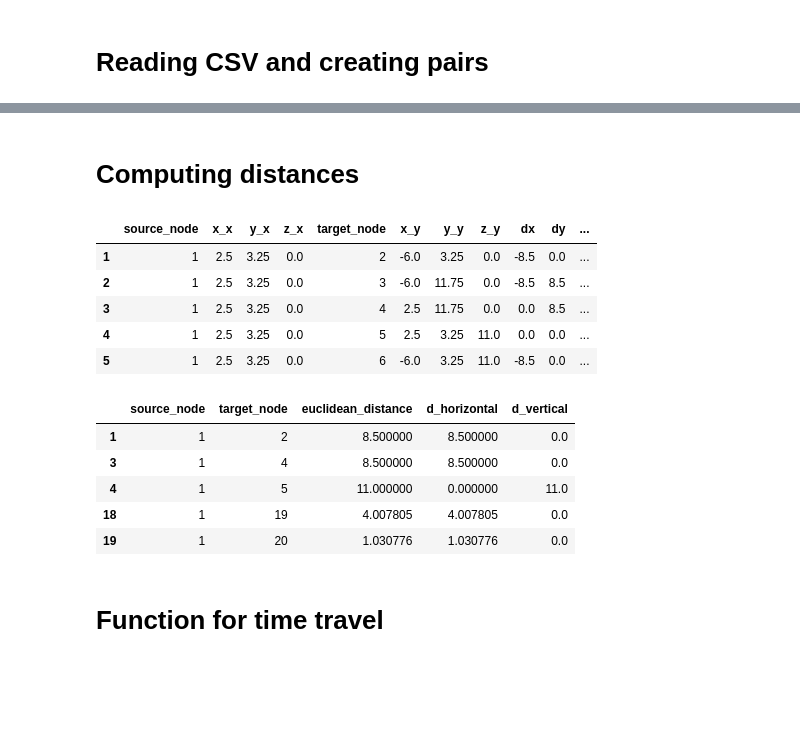
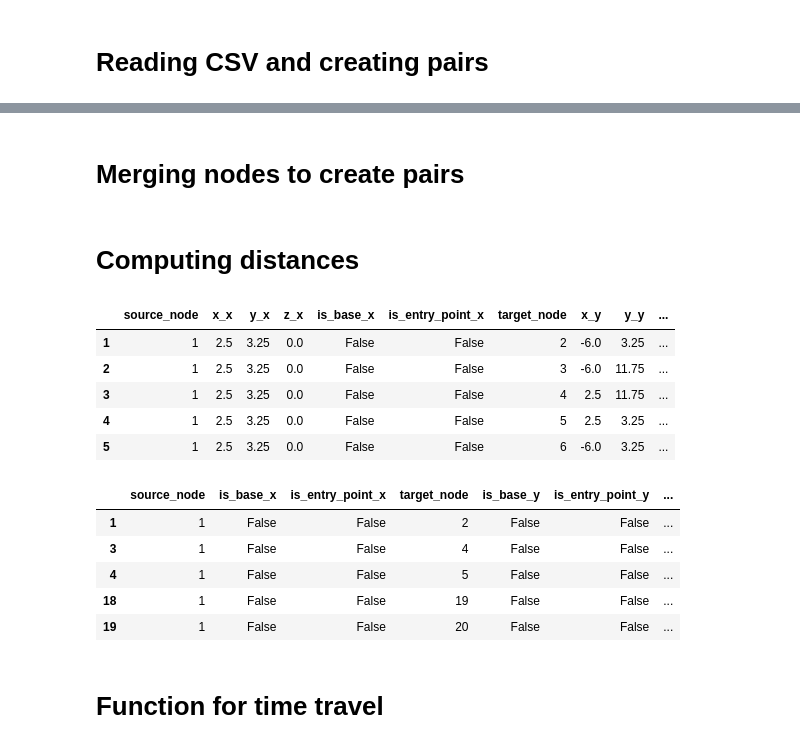
Before and after one commit to CompagnoniAndrea/drone-route-optimization, a Jupyter notebook: Big_project.ipynb, the cells around one changed output, grey strips where cells are left out. Drawn from its saved outputs; the diff is of its cells as text; code cells hidden in the pictures; blank space fills up the shorter version.

Commit message:
adding of bases, entry points and connections

```diff
--- a/Big_project.ipynb
+++ b/Big_project.ipynb
@@ -2,7 +2,7 @@
 import os
 import pandas as pd
 import numpy as np
-import matplotlib
+import matplotlib as plt
 import networkx as nx
 
 print(os.getcwd())
@@ -17,6 +17,10 @@ ASCENDING_ENERGY= 50
 DESCENDING_ENERGY= 5
 HORIZONTAL_ENERGY = 10
 
+X_BASE_RANGE = range(-8, 6) if 'Edificio1.csv' == BUILDING_NAME else range(-10, 11)
+Y_BASE_RANGE = range(-17, -14) if 'Edificio1.csv' == BUILDING_NAME else range(-31, -29)
+Z_BASE = 0
+
 BATTERY_CAPACITY = 3600 if 'Edificio1.csv' == BUILDING_NAME else 21600 #1 Wh is 3600 J
 
 Y_ENTRY_POINT = -12.5 if 'Edificio1.csv' == BUILDING_NAME else -20.0
@@ -38,0 +37,20 @@ nodes_pairs = nodes_pairs[nodes_pairs['source_node'] != nodes_pairs['target_node
+# %%
+# Adding is_base and is_entry_point columns
+
+building['is_base'] = False
+
+building['is_entry_point'] = building['y']<=Y_ENTRY_POINT
+
+
+# Creating new rows for base points
+new_rows = []
+for x in X_BASE_RANGE:
+    for y in Y_BASE_RANGE:
+        new_rows.append({'x': x, 'y': y, 'z': Z_BASE, 'is_base': True, 'is_entry_point': False})
+
+# Appending base rows to the building dataframe
+building = pd.concat([building, pd.DataFrame(new_rows)], ignore_index=True)
+
+building.to_csv('building.csv', index=False)
+# %% [markdown]
+# Merging nodes to create pairs
@@ -51,7 +78,7 @@ def process_connections(dataframe):
     dataframe['euclidean_distance'] = np.sqrt((dataframe[diff_cols]**2).sum(axis=1)) #axis=1 sum on columns
 
 
-    # conditions
+    # conditions near and tunnel
     condition_near = (dataframe['euclidean_distance'] <= 4.0)
 
 
@@ -60,22 +87,36 @@ def process_connections(dataframe):
         ((dataframe['dy'].abs() <= 0.5) & (dataframe['dz'].abs() <= 0.5)) |
         ((dataframe['dx'].abs() <= 0.5) & (dataframe['dz'].abs() <= 0.5))
     )
+
     condition_tunnel_and_not_far = (dataframe['euclidean_distance'] <= 11.0) & condition_tunnel
 
+    #if the arc is from base to entry point or viceversa
+    condition_base_to_entry_point = (
+        ((dataframe['is_base_x']) & (dataframe['is_entry_point_y'])) |
+        ((dataframe['is_base_y']) & (dataframe['is_entry_point_x']))
+    )
+
+    #if both points are base points
+    condition_base_to_base = (
+        (dataframe['is_base_x']) & (dataframe['is_base_y'])
+    )
+
     # final connection condition
-    dataframe["are_connected"] = condition_near | condition_tunnel_and_not_far
+    dataframe["are_connected"] = (condition_near & ~condition_base_to_base) | (condition_tunnel_and_not_far & ~condition_base_to_base) | condition_base_to_entry_point
     return dataframe
 # %%
 nodes_pairs = process_connections(nodes_pairs)
 
+nodes_pairs.to_csv('pairs.csv', index=False)
+
 nodes_pairs.head()
 # %% [output]
-|  | source_node | x_x | y_x | z_x | target_node | x_y | y_y | z_y | dx | dy | ... |
-| 1 | 1 | 2.5 | 3.25 | 0.0 | 2 | -6.0 | 3.25 | 0.0 | -8.5 | 0.0 | ... |
-| 2 | 1 | 2.5 | 3.25 | 0.0 | 3 | -6.0 | 11.75 | 0.0 | -8.5 | 8.5 | ... |
-| 3 | 1 | 2.5 | 3.25 | 0.0 | 4 | 2.5 | 11.75 | 0.0 | 0.0 | 8.5 | ... |
-| 4 | 1 | 2.5 | 3.25 | 0.0 | 5 | 2.5 | 3.25 | 11.0 | 0.0 | 0.0 | ... |
-| 5 | 1 | 2.5 | 3.25 | 0.0 | 6 | -6.0 | 3.25 | 11.0 | -8.5 | 0.0 | ... |
+|  | source_node | x_x | y_x | z_x | is_base_x | is_entry_point_x | target_node | x_y | y_y | ... |
+| 1 | 1 | 2.5 | 3.25 | 0.0 | False | False | 2 | -6.0 | 3.25 | ... |
+| 2 | 1 | 2.5 | 3.25 | 0.0 | False | False | 3 | -6.0 | 11.75 | ... |
+| 3 | 1 | 2.5 | 3.25 | 0.0 | False | False | 4 | 2.5 | 11.75 | ... |
+| 4 | 1 | 2.5 | 3.25 | 0.0 | False | False | 5 | 2.5 | 3.25 | ... |
+| 5 | 1 | 2.5 | 3.25 | 0.0 | False | False | 6 | -6.0 | 3.25 | ... |
 # %%
 #computing vertical distances on z and distances on horizontal plane x,y
 nodes_pairs["d_horizontal"] = np.sqrt(nodes_pairs['dx']**2 + nodes_pairs['dy']**2)
@@ -91,12 +132,12 @@ nodes_pairs.drop(columns=['are_connected'], inplace=True)
 
 nodes_pairs.head(5)
 # %% [output]
-|  | source_node | target_node | euclidean_distance | d_horizontal | d_vertical |
-| 1 | 1 | 2 | 8.500000 | 8.500000 | 0.0 |
-| 3 | 1 | 4 | 8.500000 | 8.500000 | 0.0 |
-| 4 | 1 | 5 | 11.000000 | 0.000000 | 11.0 |
-| 18 | 1 | 19 | 4.007805 | 4.007805 | 0.0 |
-| 19 | 1 | 20 | 1.030776 | 1.030776 | 0.0 |
+|  | source_node | is_base_x | is_entry_point_x | target_node | is_base_y | is_entry_point_y | ... |
+| 1 | 1 | False | False | 2 | False | False | ... |
+| 3 | 1 | False | False | 4 | False | False | ... |
+| 4 | 1 | False | False | 5 | False | False | ... |
+| 18 | 1 | False | False | 19 | False | False | ... |
+| 19 | 1 | False | False | 20 | False | False | ... |
 # %% [markdown]
 # Function for time travel
 # %%
```
Also changed, not shown: parts of 8 cells of this notebook, 1 other file.
